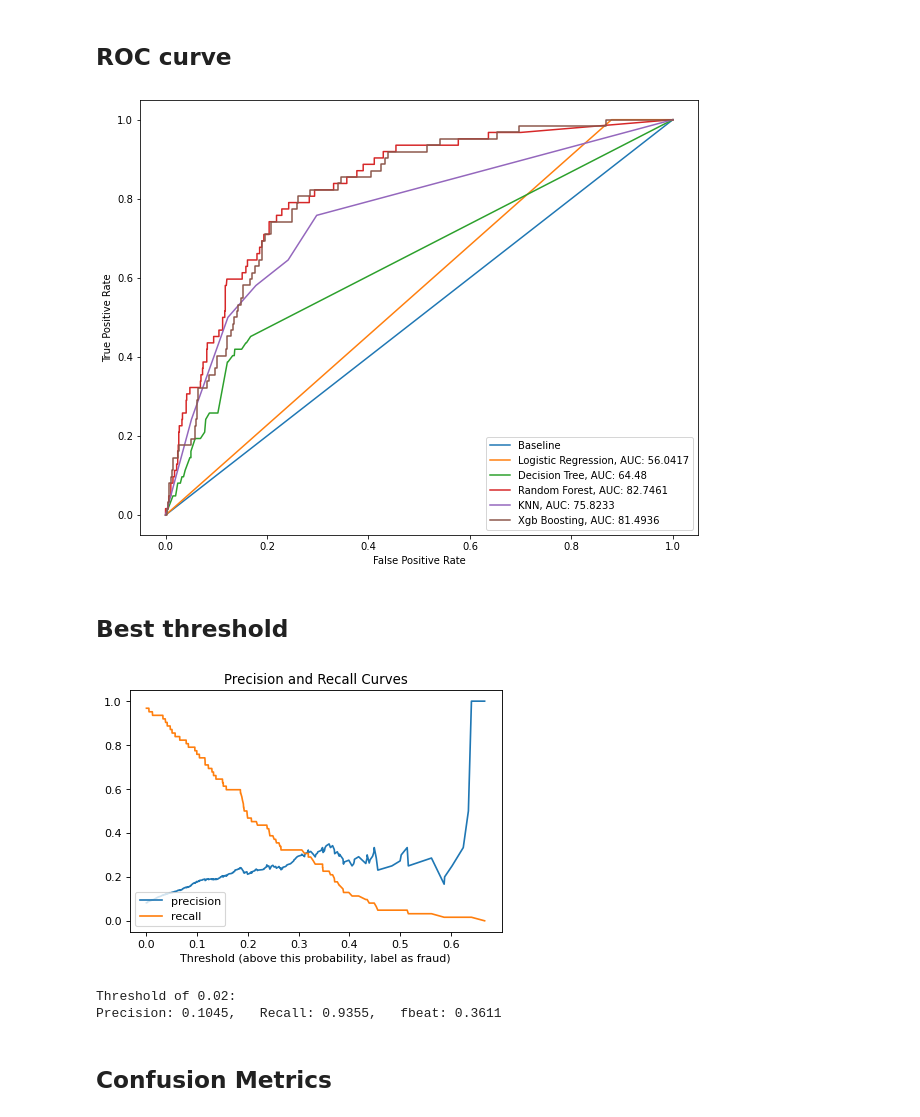
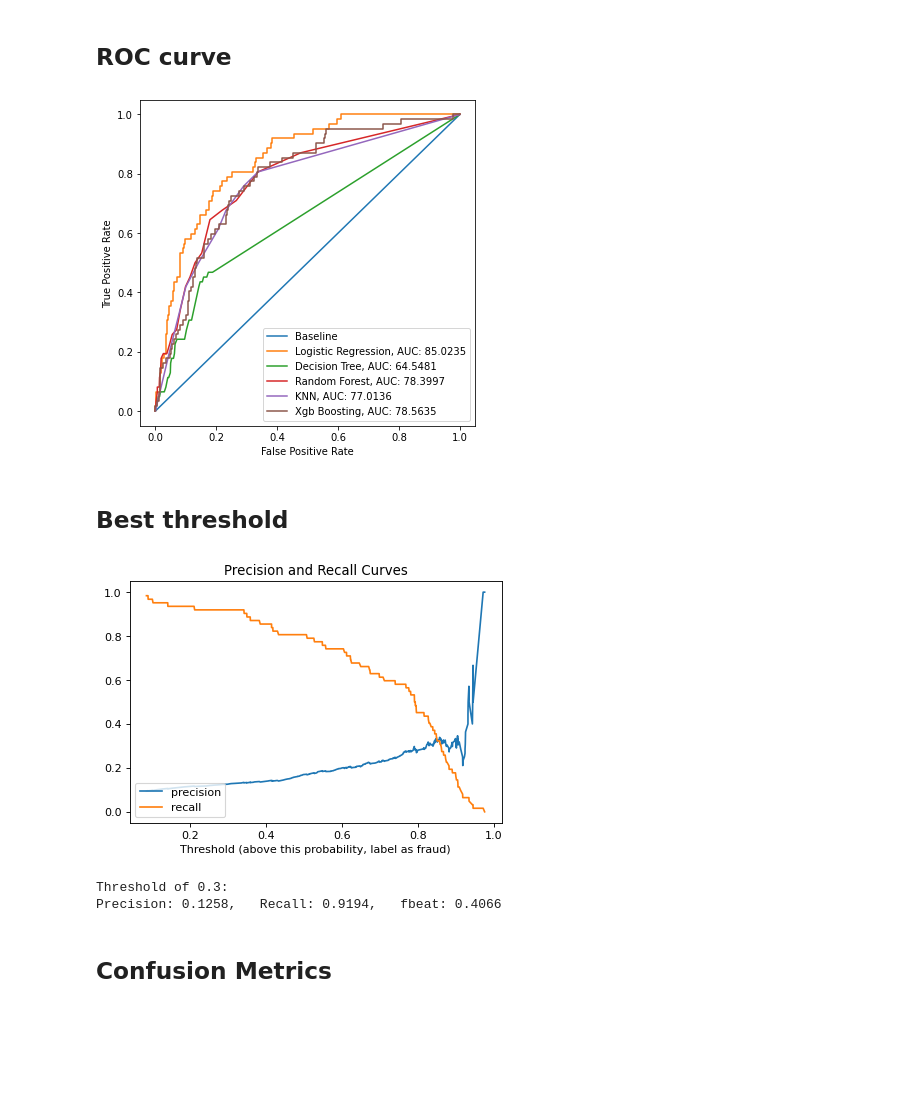
Before and after one commit to modisultan/Stroke_Classification, a Jupyter notebook: Stroke_Classification.ipynb, the cells around one changed output. Cells and saved outputs as stored; diff of their text form; code cells hidden in the pictures; blank space fills up the shorter version.

```diff
--- a/Stroke_Classification.ipynb
+++ b/Stroke_Classification.ipynb
@@ -822,11 +822,11 @@ accuracy_score(y_test, y_pred)
 ## ROC curve
 # %%
 from sklearn.metrics import roc_curve
-fig, ax = plt.subplots(figsize=(10,8))
+fig, ax = plt.subplots(figsize=(6,6))
 #pip_lr","pip_dt","pip_rf","pip_knn","pip_xgbs"
 
 # Logistic
-ypred_prob1 = pip_lr.predict_proba(X_test)
+ypred_prob1 = pip_lr.predict_proba(X_test_std)
 classlog_probs = ypred_prob1[:, 1]
 
 # tree
@@ -848,39 +848,39 @@ classgb_probs = ypred_prob5[:, 1]
 
 # plot baseline roc curve
 plt.plot([0, 1], [0, 1], linestyle='-', label='Baseline')
 # calculate roc curve for model
-fpr1, tpr1, _ = roc_curve(y_test,classlog_probs )
+fpr1, tpr1, _ = roc_curve(y_test,classlog_probs)
 fpr2, tpr2, _ = roc_curve(y_test,classtree_probs )
 fpr3, tpr3, _ = roc_curve(y_test, classrf_probs)
 fpr4, tpr4, _ = roc_curve(y_test, classKNN_probs)
 fpr6, tpr6, _ = roc_curve(y_test, classgb_probs)
 
 auc1 = round(100*(roc_auc_score(y_test,classlog_probs)), 4)
 auc2 = round(100*(roc_auc_score(y_test,classtree_probs )), 4)
 auc3 = round(100*(roc_auc_score(y_test, classrf_probs)), 4)
 auc4 = round(100*(roc_auc_score(y_test, classKNN_probs)), 4)
 auc6 = round(100*(roc_auc_score(y_test, classgb_probs)), 4)
 
 
 # plot model roc curve
 plt.plot(fpr1, tpr1, linestyle='-', label=f'Logistic Regression, AUC: {auc1}')
 plt.plot(fpr2, tpr2, linestyle='-', label=f'Decision Tree, AUC: {auc2}')
 plt.plot(fpr3, tpr3, linestyle='-', label=f'Random Forest, AUC: {auc3}')
 plt.plot(fpr4, tpr4, linestyle='-', label=f'KNN, AUC: {auc4}')
 plt.plot(fpr6, tpr6, linestyle='-', label=f'Xgb Boosting, AUC: {auc6}')
 # axis labels
 plt.xlabel('False Positive Rate')
 plt.ylabel('True Positive Rate')
 # show the legend
 plt.legend()
 # show the plot
 plt.show()
 # %% [output]
-[figure, old version]
+[figure, new version]
 # %% [markdown]
 ## Best threshold
 # %%
-precision_curve, recall_curve, threshold_curve = precision_recall_curve(y_test, pip_rf.predict_proba(X_test)[:,1] )
+precision_curve, recall_curve, threshold_curve = precision_recall_curve(y_test, pip_lr.predict_proba(X_test_std)[:,1] )
 
 plt.figure(dpi=80)
 plt.plot(threshold_curve, precision_curve[1:],label='precision')
@@ -889,16 +889,16 @@ plt.legend(loc='lower left')
 plt.xlabel('Threshold (above this probability, label as fraud)');
 plt.title('Precision and Recall Curves');
 # %% [output]
-[figure, old version]
+[figure, new version]
 # %%
-y_predict = (pip_rf.predict_proba(X_test)[:,1] > 0.02) #[:,1] اعطيني كولوم 1
-print("Threshold of 0.02:")
+y_predict = (pip_lr.predict_proba(X_test_std)[:,1] > 0.3) #[:,1] اعطيني كولوم 1
+print("Threshold of 0.3:")
 print("Precision: {:6.4f},   Recall: {:6.4f},   fbeat: {:6.4f}".format(precision_score(y_test, y_predict),
                                                               recall_score(y_test, y_predict),
                                                               fbeta_score(y_test, y_predict,beta=2)))
 # %% [output]
-Threshold of 0.02:
-Precision: 0.1045,   Recall: 0.9355,   fbeat: 0.3611
+Threshold of 0.3:
+Precision: 0.1258,   Recall: 0.9194,   fbeat: 0.4066
 # %% [markdown]
 ## Confusion Metrics
 # %%
```
Also changed, not shown: parts of 22 cells of this notebook.
